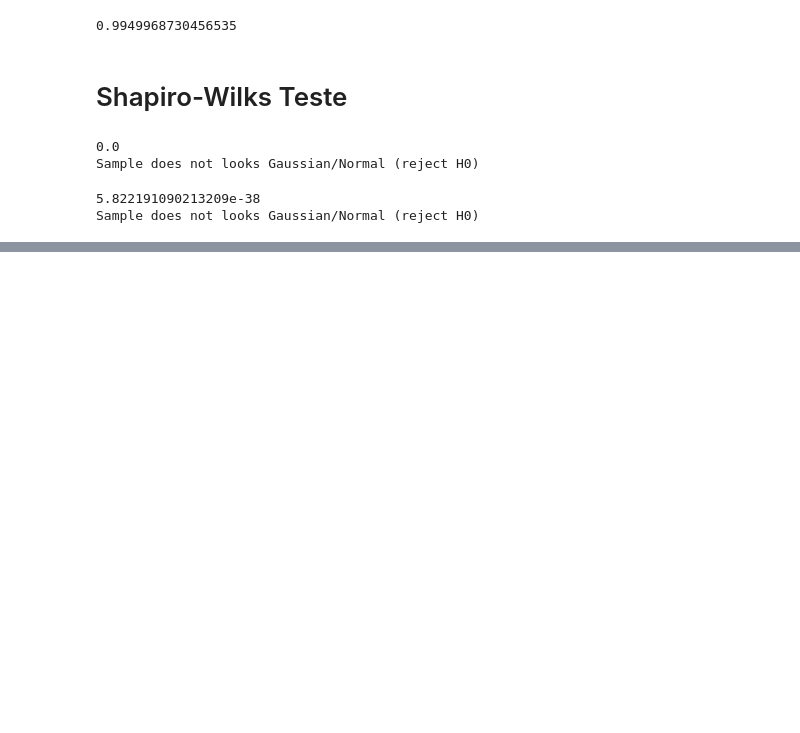
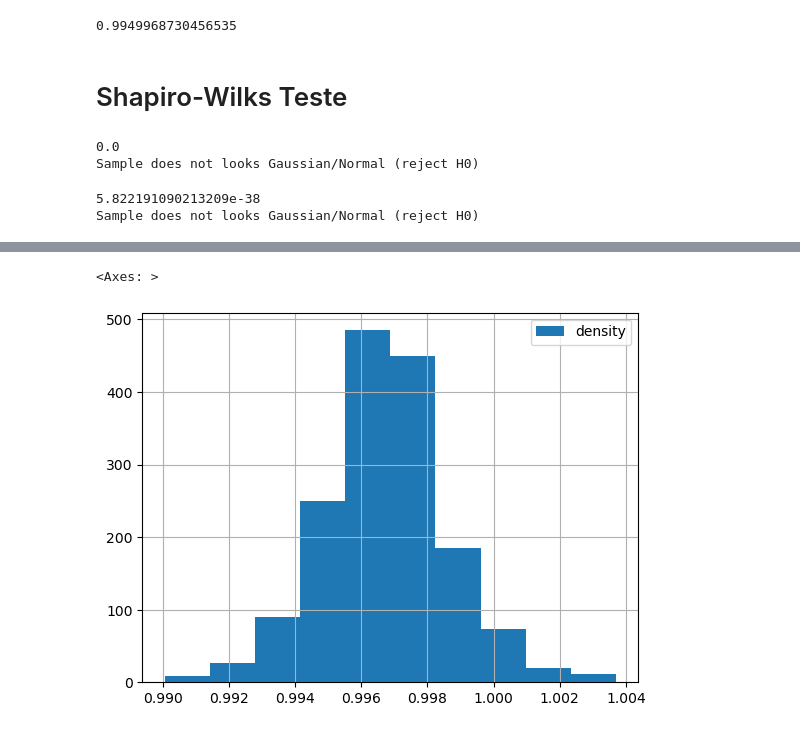
Before and after one commit to wprsousa/Udemy-Business_Data_Analytics_Intelligence_with_Python_2023, a Jupyter notebook: Statistics_and_Descriptive_Analytics/intermediary_statistics/intermediary_statistics.ipynb, the cells around one changed output, grey strips where cells are left out. Saved outputs shown, nothing was run; the diff lists cells and outputs as text; code cells hidden in the pictures; blank space fills up the shorter version.

```diff
--- a/Statistics_and_Descriptive_Analytics/intermediary_statistics/intermediary_statistics.ipynb
+++ b/Statistics_and_Descriptive_Analytics/intermediary_statistics/intermediary_statistics.ipynb
@@ -71,0 +128,6 @@ Sample does not looks Gaussian/Normal (reject H0)
+# %%
+#Hitogram of Density mean
+df.density.hist(legend=True)
+# %% [output]
+<Axes: >
+[figure, added]
```
Also changed, not shown: parts of 22 cells of this notebook, 4 other files.
